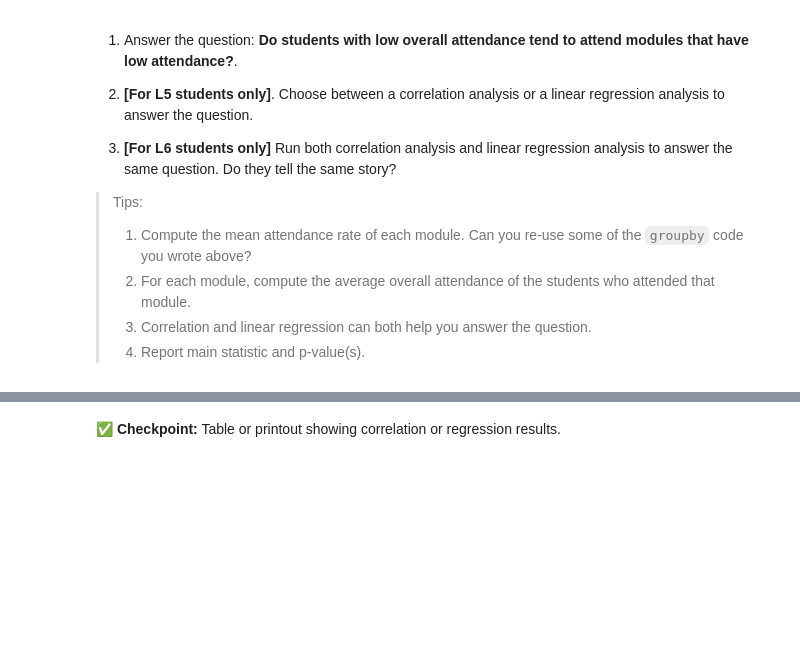
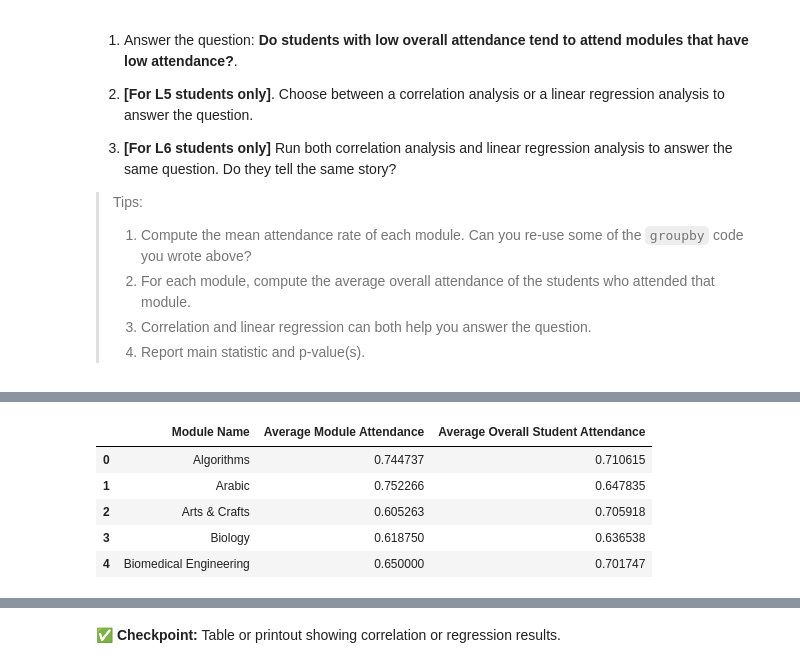
Before and after one commit to tobiade22/IDS_Summative_1, a Jupyter notebook: summative1-1.ipynb, the cells around one changed output, grey strips where cells are left out. Cells and saved outputs as stored; diff of their text form; code cells hidden in the pictures; blank space fills up the shorter version.

```diff
--- a/summative1-1.ipynb
+++ b/summative1-1.ipynb
@@ -545,0 +527,11 @@ Name: Student Overall Attendance, dtype: float64
+# %%
+attendance_relationships_df = pd.merge(module_attendance_mean_df, average_overall_att_by_mod, on='Module Name', how='left') # Merge series into main data frame. Uses Module Name as a key for
+                                                                              # merging and makes sure to preserve original dataframe columns
+attendance_relationships_df.head()
+# %% [output]
+|  | Module Name | Average Module Attendance | Average Overall Student Attendance |
+| 0 | Algorithms | 0.744737 | 0.710615 |
+| 1 | Arabic | 0.752266 | 0.647835 |
+| 2 | Arts & Crafts | 0.605263 | 0.705918 |
+| 3 | Biology | 0.618750 | 0.636538 |
+| 4 | Biomedical Engineering | 0.650000 | 0.701747 |
```
Also changed, not shown: parts of 10 cells of this notebook, 1 other file.
